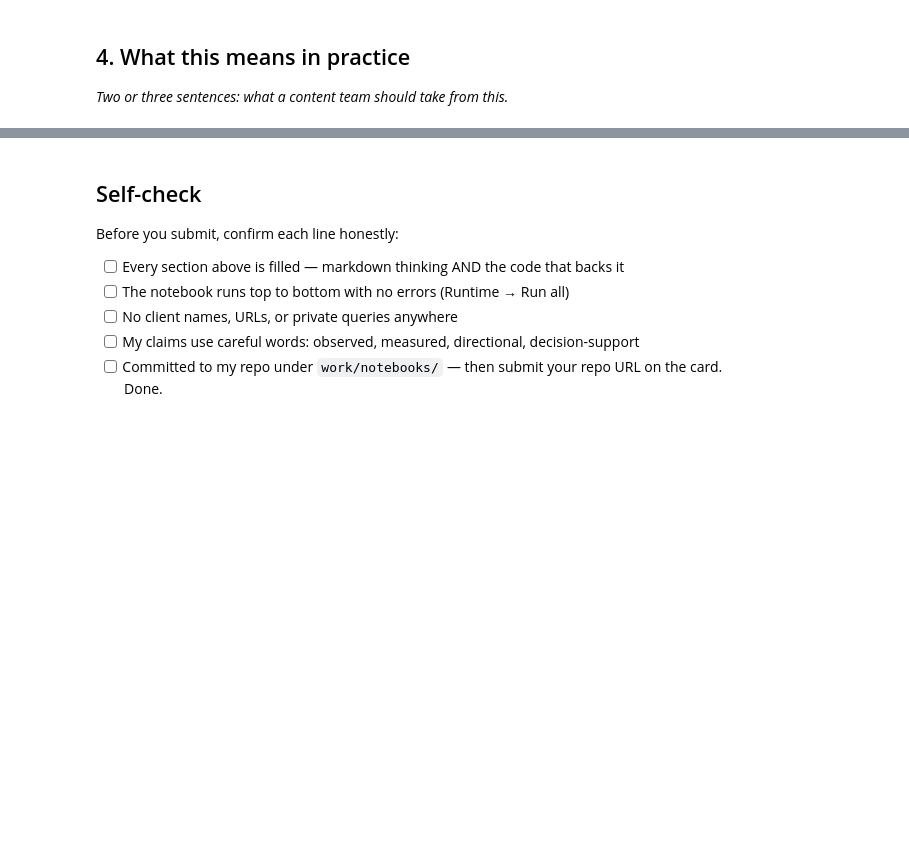
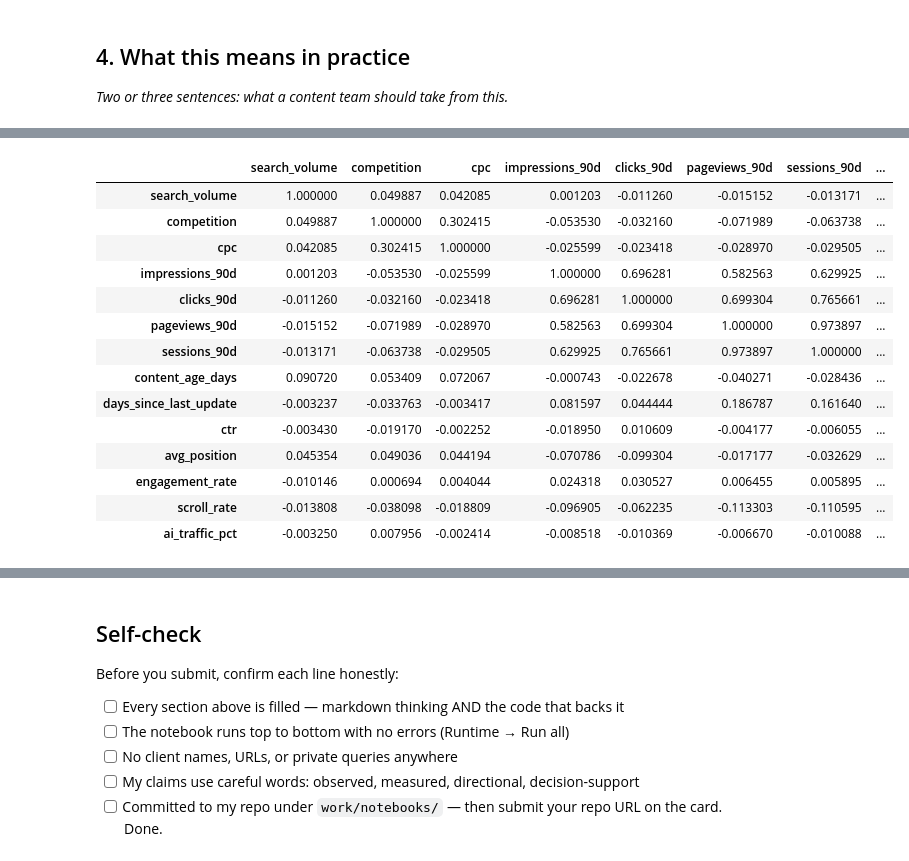
Before and after one commit to shiva-sn/ML, a Jupyter notebook: work/notebooks/w04_signal_audit.ipynb, the cells around one changed output, grey strips where cells are left out. Saved outputs shown, nothing was run; the diff lists cells and outputs as text; code cells hidden in the pictures; blank space fills up the shorter version.

```diff
--- a/work/notebooks/w04_signal_audit.ipynb
+++ b/work/notebooks/w04_signal_audit.ipynb
@@ -36,0 +332,45 @@ This skeleton is yours to fill. Work the sections **in order** — each one has
+# %%
+audit_columns = [
+    "search_volume",
+    "competition",
+    "cpc",
+    "impressions_90d",
+    "clicks_90d",
+    "pageviews_90d",
+    "sessions_90d",
+    "content_age_days",
+    "days_since_last_update",
+    "ctr",
+    "avg_position",
+    "engagement_rate",
+    "scroll_rate",
+    "ai_traffic_pct"
+]
+
+audit_columns = [
+    col for col in audit_columns
+    if col in df.columns
+]
+
+correlation_table = (
+    df[audit_columns]
+    .corr(numeric_only=True)
+)
+
+display(correlation_table)
+# %% [output]
+|  | search_volume | competition | cpc | impressions_90d | clicks_90d | pageviews_90d | sessions_90d | ... |
+| search_volume | 1.000000 | 0.049887 | 0.042085 | 0.001203 | -0.011260 | -0.015152 | -0.013171 | ... |
+| competition | 0.049887 | 1.000000 | 0.302415 | -0.053530 | -0.032160 | -0.071989 | -0.063738 | ... |
+| cpc | 0.042085 | 0.302415 | 1.000000 | -0.025599 | -0.023418 | -0.028970 | -0.029505 | ... |
+| impressions_90d | 0.001203 | -0.053530 | -0.025599 | 1.000000 | 0.696281 | 0.582563 | 0.629925 | ... |
+| clicks_90d | -0.011260 | -0.032160 | -0.023418 | 0.696281 | 1.000000 | 0.699304 | 0.765661 | ... |
+| pageviews_90d | -0.015152 | -0.071989 | -0.028970 | 0.582563 | 0.699304 | 1.000000 | 0.973897 | ... |
+| sessions_90d | -0.013171 | -0.063738 | -0.029505 | 0.629925 | 0.765661 | 0.973897 | 1.000000 | ... |
+| content_age_days | 0.090720 | 0.053409 | 0.072067 | -0.000743 | -0.022678 | -0.040271 | -0.028436 | ... |
+| days_since_last_update | -0.003237 | -0.033763 | -0.003417 | 0.081597 | 0.044444 | 0.186787 | 0.161640 | ... |
+| ctr | -0.003430 | -0.019170 | -0.002252 | -0.018950 | 0.010609 | -0.004177 | -0.006055 | ... |
+| avg_position | 0.045354 | 0.049036 | 0.044194 | -0.070786 | -0.099304 | -0.017177 | -0.032629 | ... |
+| engagement_rate | -0.010146 | 0.000694 | 0.004044 | 0.024318 | 0.030527 | 0.006455 | 0.005895 | ... |
+| scroll_rate | -0.013808 | -0.038098 | -0.018809 | -0.096905 | -0.062235 | -0.113303 | -0.110595 | ... |
+| ai_traffic_pct | -0.003250 | 0.007956 | -0.002414 | -0.008518 | -0.010369 | -0.006670 | -0.010088 | ... |
```
Also changed, not shown: parts of 18 cells of this notebook.
